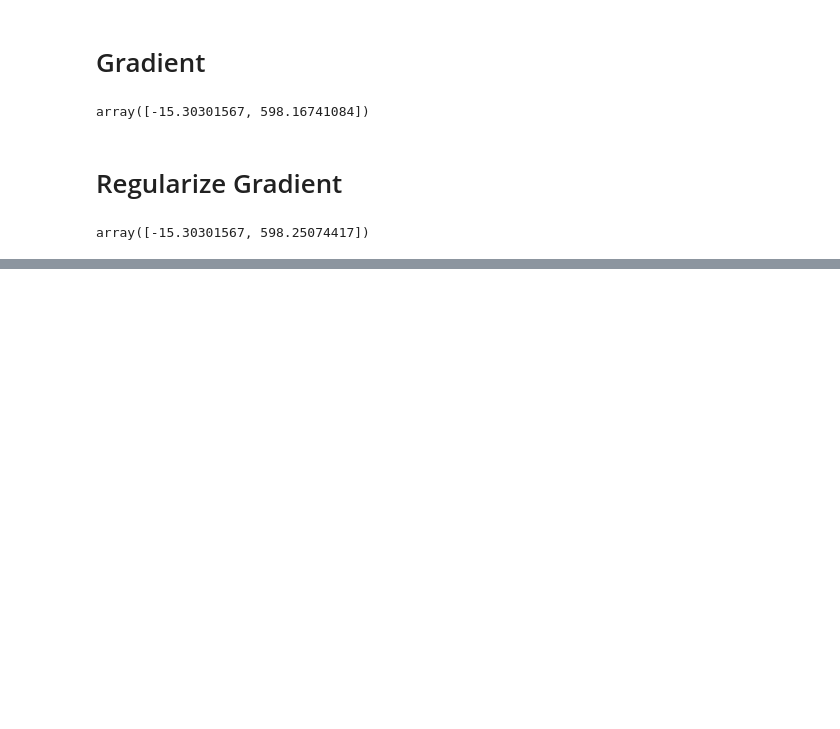
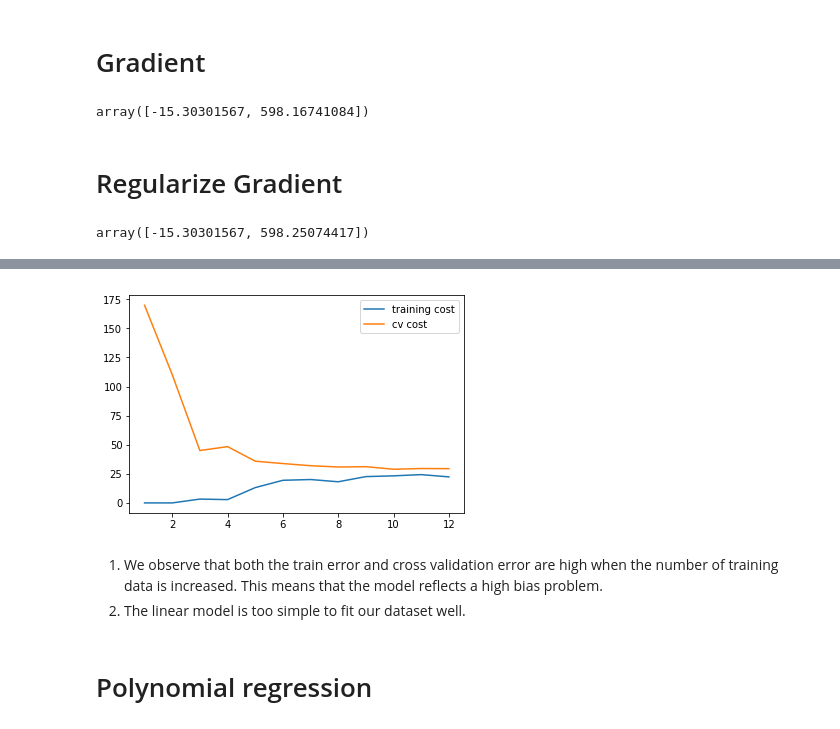
Before and after one commit to Kuan-Ru-Chiou/Coursera-ML-AndrewNg, a Jupyter notebook: exercise5/Untitled.ipynb, the cells around one changed output, grey strips where cells are left out. Cells and saved outputs as stored; diff of their text form; code cells hidden in the pictures; blank space fills up the shorter version.

```diff
--- a/exercise5/Untitled.ipynb
+++ b/exercise5/Untitled.ipynb
@@ -85,0 +110,7 @@ array([-15.30301567, 598.25074417])
+# %%
+def regularized_cost(theta, X, y, l=1):
+    m = X.shape[0]
+
+    regularized_term = (l / (2 * m)) * np.power(theta[1:], 2).sum()
+
+    return cost(theta, X, y) + regularized_term
@@ -85,0 +133,26 @@ array([-15.30301567, 598.25074417])
+# %%
+training_cost, cv_cost = [], []
+# %%
+m = X.shape[0]
+for i in range(1, m+1):
+#     print('i={}'.format(i))
+    res = linear_regression_np(X[:i, :], y[:i], l=0)
+
+    tc = regularized_cost(res.x, X[:i, :], y[:i], l=0)
+    cv = regularized_cost(res.x, Xval, yval, l=0)
+#     print('tc={}, cv={}'.format(tc, cv))
+
+    training_cost.append(tc)
+    cv_cost.append(cv)
+# %%
+plt.plot(np.arange(1, m+1), training_cost, label='training cost')
+plt.plot(np.arange(1, m+1), cv_cost, label='cv cost')
+plt.legend(loc=1)
+plt.show()
+# %% [output]
+[figure, added]
+# %% [markdown]
+1. We observe that  both the train error and cross validation error are high  when the number of training data is increased. This means that the model reflects a high bias problem.
+2. The linear model is too simple to fit our dataset well.
+# %% [markdown]
+# Polynomial regression
```
Also changed, not shown: parts of 5 cells of this notebook.
